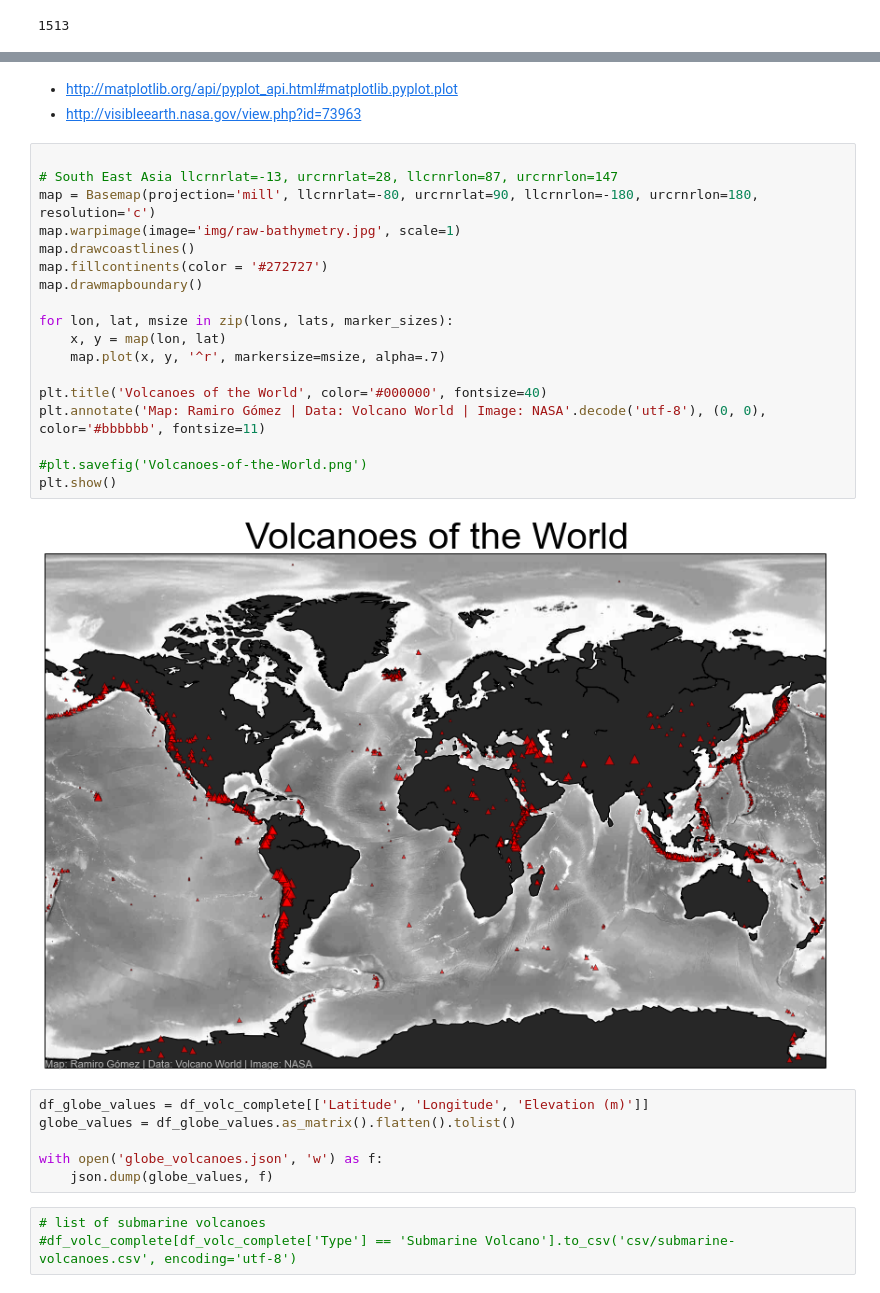
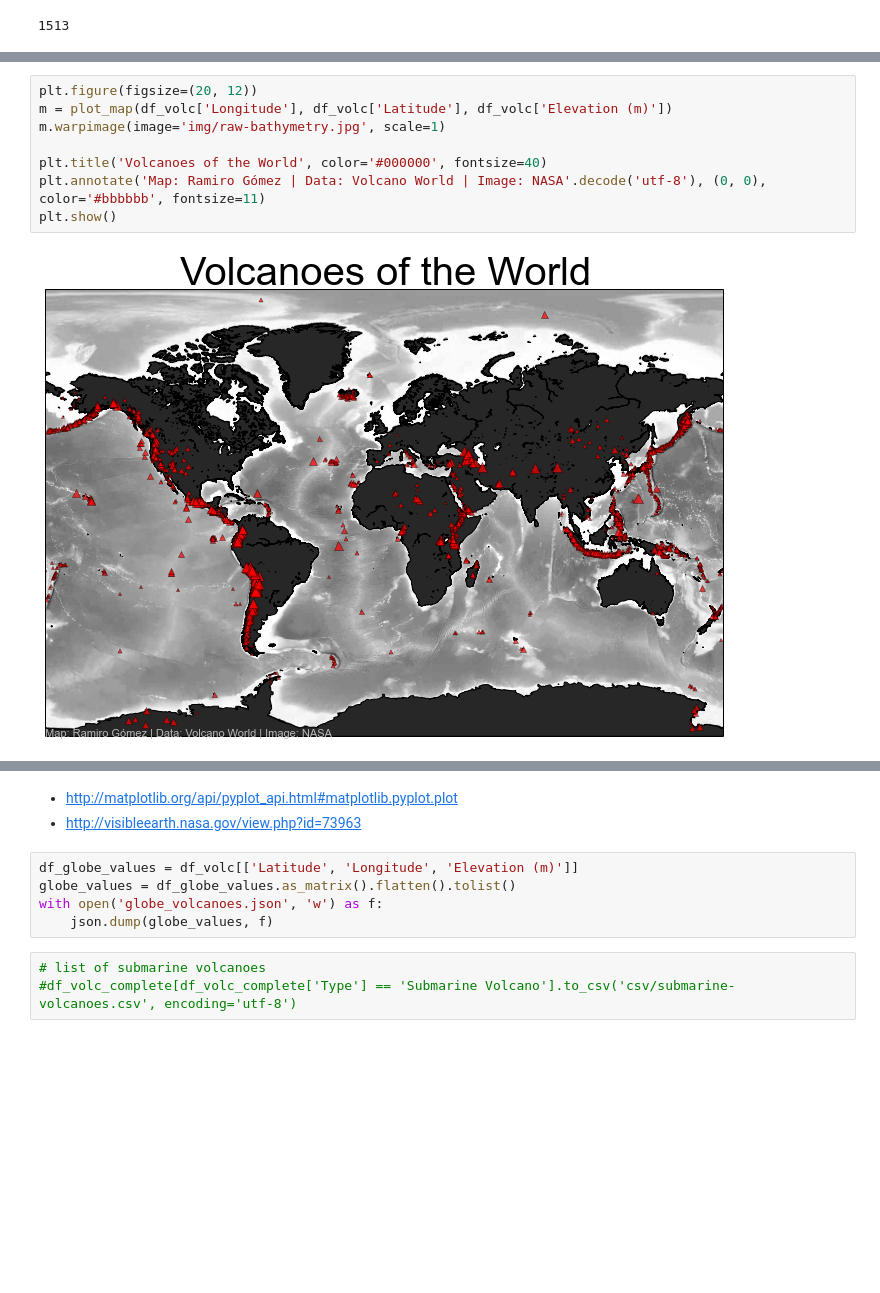
Before and after one commit to yaph/ipython-notebooks, a Jupyter notebook: Mapping Volcanoes.ipynb, the cells around one changed output, grey strips where cells are left out. Drawn from its saved outputs; the diff is of its cells as text; blank space fills up the shorter version.

```diff
--- a/Mapping Volcanoes.ipynb
+++ b/Mapping Volcanoes.ipynb
@@ -169,0 +169,10 @@ plot_map(lons, lats, elevations).warpimage(image='img/raw-bathymetry.jpg', scale
+# %%
+plt.figure(figsize=(20, 12))
+m = plot_map(df_volc['Longitude'], df_volc['Latitude'], df_volc['Elevation (m)'])
+m.warpimage(image='img/raw-bathymetry.jpg', scale=1)
+
+plt.title('Volcanoes of the World', color='#000000', fontsize=40)
+plt.annotate('Map: Ramiro Gómez | Data: Volcano World | Image: NASA'.decode('utf-8'), (0, 0), color='#bbbbbb', fontsize=11)
+plt.show()
+# %% [output]
+[figure, added]
@@ -170,30 +180,9 @@ plot_map(lons, lats, elevations).warpimage(image='img/raw-bathymetry.jpg', scale
 # %% [markdown]
 * http://matplotlib.org/api/pyplot_api.html#matplotlib.pyplot.plot
 * http://visibleearth.nasa.gov/view.php?id=73963
-# %%
-
-# South East Asia llcrnrlat=-13, urcrnrlat=28, llcrnrlon=87, urcrnrlon=147
-map = Basemap(projection='mill', llcrnrlat=-80, urcrnrlat=90, llcrnrlon=-180, urcrnrlon=180, resolution='c')
-map.warpimage(image='img/raw-bathymetry.jpg', scale=1)
-map.drawcoastlines()
-map.fillcontinents(color = '#272727')
-map.drawmapboundary()
-
-for lon, lat, msize in zip(lons, lats, marker_sizes):
-    x, y = map(lon, lat)
-    map.plot(x, y, '^r', markersize=msize, alpha=.7)
-
-plt.title('Volcanoes of the World', color='#000000', fontsize=40)
-plt.annotate('Map: Ramiro Gómez | Data: Volcano World | Image: NASA'.decode('utf-8'), (0, 0), color='#bbbbbb', fontsize=11)
-
-#plt.savefig('Volcanoes-of-the-World.png')
-plt.show()
-# %% [output]
-[figure, removed]
 # %%
-df_globe_values = df_volc_complete[['Latitude', 'Longitude', 'Elevation (m)']]
+df_globe_values = df_volc[['Latitude', 'Longitude', 'Elevation (m)']]
 globe_values = df_globe_values.as_matrix().flatten().tolist()
-
 with open('globe_volcanoes.json', 'w') as f:
     json.dump(globe_values, f)
 # %%
```
Also changed, not shown: parts of 11 cells of this notebook.
